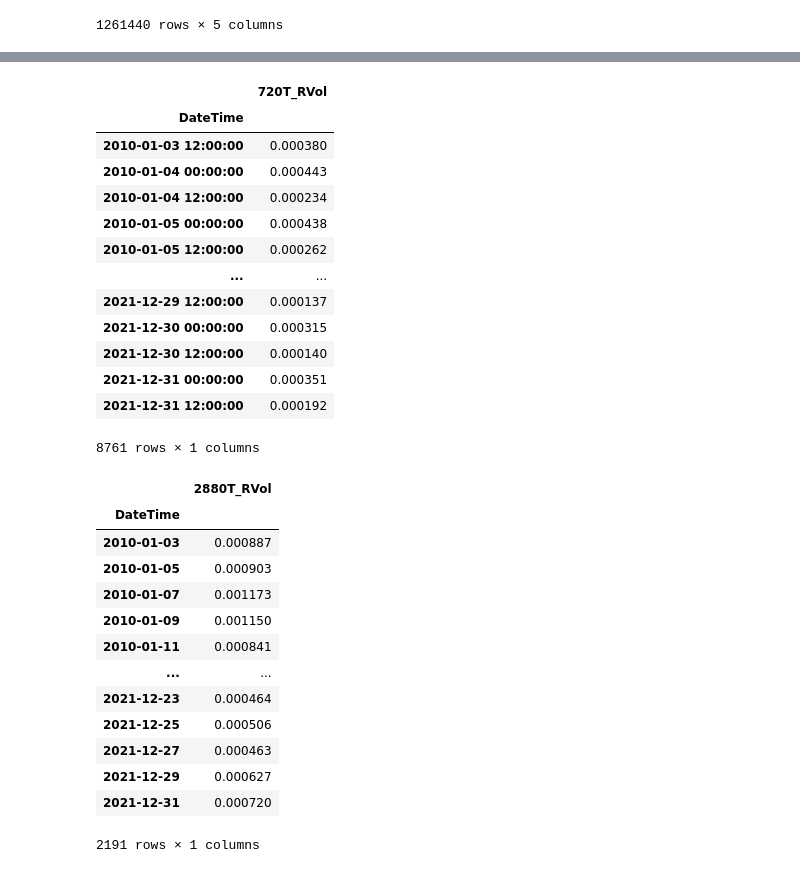
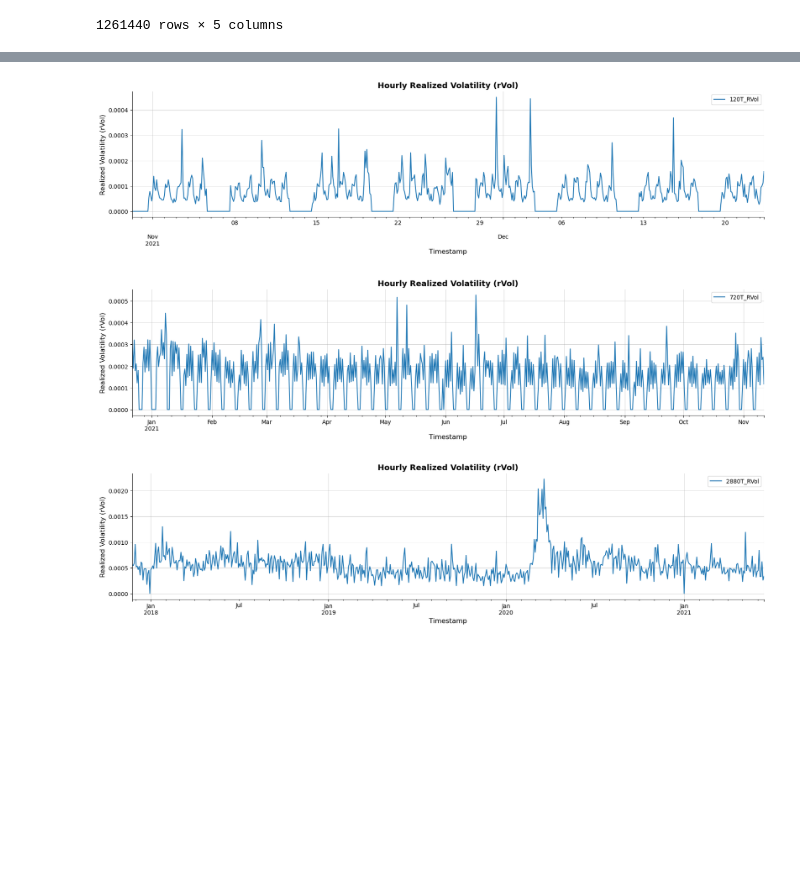
Before and after one commit to EstifanosShekour/Gamma-Capture-project-Lehigh-MFE, a Jupyter notebook: src/ambrose_main.ipynb, the cells around one changed output, grey strips where cells are left out. Drawn from its saved outputs; the diff is of its cells as text; code cells hidden in the pictures; blank space fills up the shorter version.

Commit message:
plot vol

```diff
--- a/src/ambrose_main.ipynb
+++ b/src/ambrose_main.ipynb
@@ -951,4 +951,4 @@ def rvol_calc(data, lookback):
     lookback_rvol_df = pd.DataFrame({f'{lookback}_RVol': lookback_rvol})
     return lookback_rvol_df
 
-rvol_calc(resample_data(combined_df, "1T"), "120T")
+vol_120= rvol_calc(resample_data(combined_df, "1T"), "120T")
@@ -970,47 +955,26 @@ rvol_calc(resample_data(combined_df, "1T"), "120T")
 # %%
-rvol_calc(resample_data(combined_df, "5T"), "720T")
+vol_720= rvol_calc(resample_data(combined_df, "5T"), "720T")
-# %% [output]
-|  | 720T_RVol |
-| DateTime |  |
-| 2010-01-03 12:00:00 | 0.000380 |
-| 2010-01-04 00:00:00 | 0.000443 |
-| 2010-01-04 12:00:00 | 0.000234 |
-| 2010-01-05 00:00:00 | 0.000438 |
-| 2010-01-05 12:00:00 | 0.000262 |
-| ... | ... |
-| 2021-12-29 12:00:00 | 0.000137 |
-| 2021-12-30 00:00:00 | 0.000315 |
-| 2021-12-30 12:00:00 | 0.000140 |
-| 2021-12-31 00:00:00 | 0.000351 |
-| 2021-12-31 12:00:00 | 0.000192 |
-8761 rows × 1 columns
 # %%
-rvol_calc(resample_data(combined_df, "30T"), "2880T")
+vol_2880= rvol_calc(resample_data(combined_df, "30T"), "2880T")
-# %% [output]
-|  | 2880T_RVol |
-| DateTime |  |
-| 2010-01-03 | 0.000887 |
-| 2010-01-05 | 0.000903 |
-| 2010-01-07 | 0.001173 |
-| 2010-01-09 | 0.001150 |
-| 2010-01-11 | 0.000841 |
-| ... | ... |
-| 2021-12-23 | 0.000464 |
-| 2021-12-25 | 0.000506 |
-| 2021-12-27 | 0.000463 |
-| 2021-12-29 | 0.000627 |
-| 2021-12-31 | 0.000720 |
-2191 rows × 1 columns
 # %%
 from matplotlib import pyplot as plt
-hourly_rvol_df['Hourly_RVol'].iloc[-750:-100].plot(kind='line', figsize=(20, 4))
-plt.gca().spines[['top', 'right']].set_visible(False)
 
-plt.title("Hourly Realized Volatility (rVol)", fontsize=14, fontweight='bold')
-plt.xlabel("Timestamp", fontsize=12)
-plt.ylabel("Realized Volatility (rVol)", fontsize=12)
-plt.grid(alpha=0.5)
-plt.show()
+def disp(df):
+    df.iloc[-750:-100].plot(kind='line', figsize=(20, 4))
+    plt.gca().spines[['top', 'right']].set_visible(False)
+
+    plt.title("Hourly Realized Volatility (rVol)", fontsize=14, fontweight='bold')
+    plt.xlabel("Timestamp", fontsize=12)
+    plt.ylabel("Realized Volatility (rVol)", fontsize=12)
+    plt.grid(alpha=0.5)
+    plt.show()
+disp(vol_120)
+disp(vol_720)
+disp(vol_2880)
+# %% [output]
+[figure, added]
+[figure, added]
+[figure, added]
 # %%
 #hourly_rvol_df['Hourly_RVol'].iloc[-310:-100]
 # %%
```
Also changed, not shown: parts of 1 cell of this notebook.
